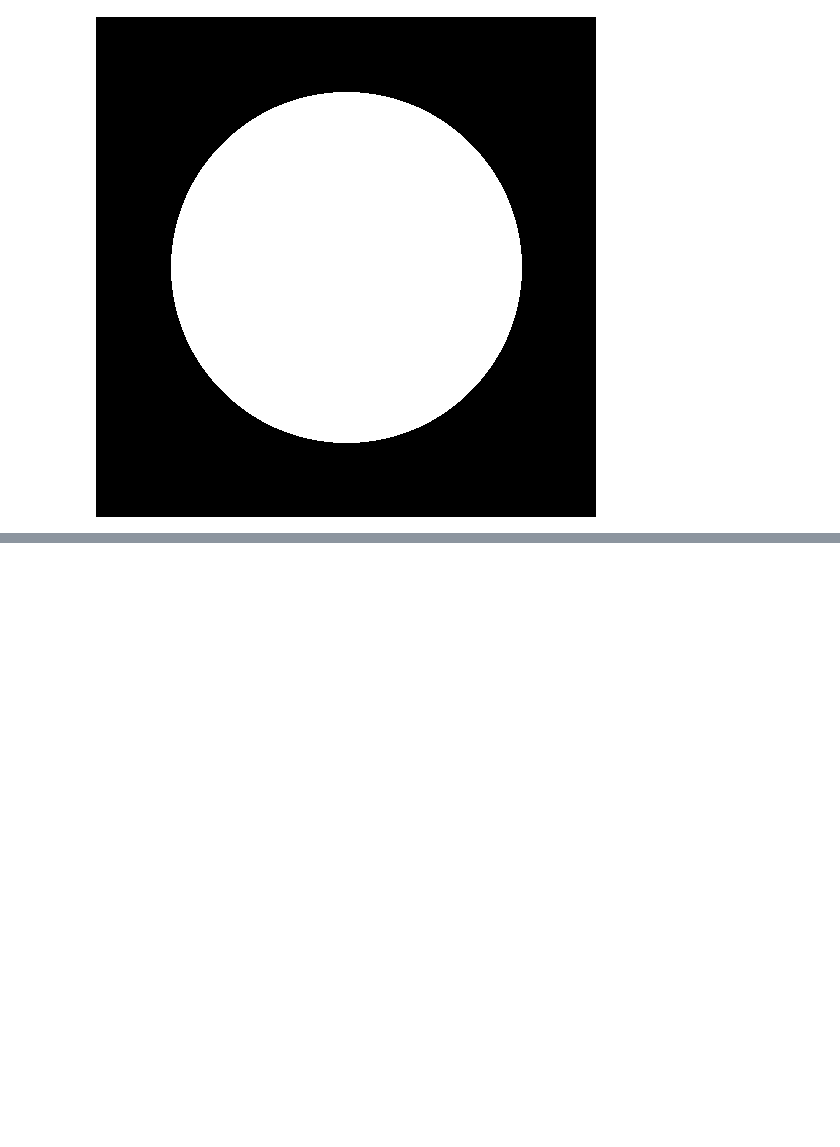
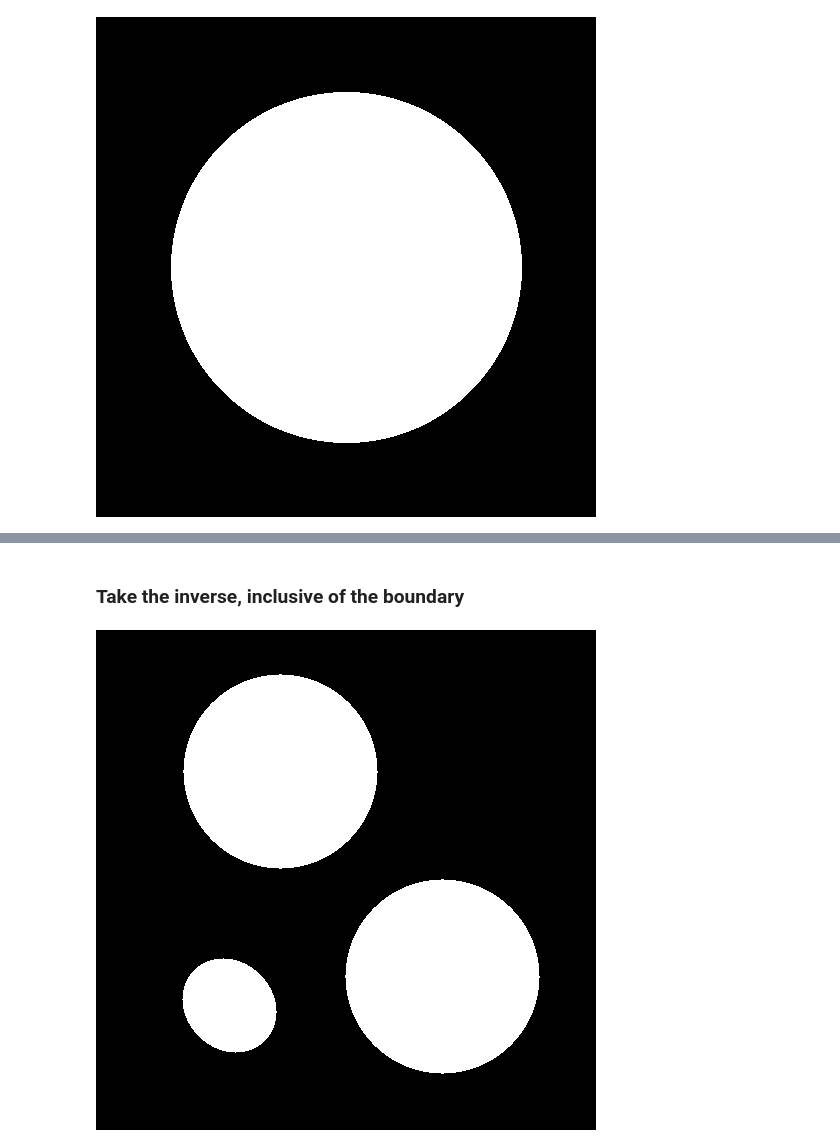
Before and after one commit to TristanAntonsen/flood-filling, a Jupyter notebook: sandbox.ipynb, the cells around one changed output, grey strips where cells are left out. Drawn from its saved outputs; the diff is of its cells as text; code cells hidden in the pictures; blank space fills up the shorter version.

```diff
--- a/sandbox.ipynb
+++ b/sandbox.ipynb
@@ -105,0 +120,14 @@ img2
+# %% [markdown]
+### Take the inverse, inclusive of the boundary
+# %%
+pixels = img2.load()
+
+for x in range(0,img2.size[0]):
+    for y in range(0,img2.size[1]):
+        if pixels[x,y] != (255,0,0):
+            pixels[x,y] = (255,255,255)
+        else:
+            pixels[x,y] = (0,0,0)
+img2
+# %% [output]
+[figure, added]
```
Also changed, not shown: parts of 6 cells of this notebook.
